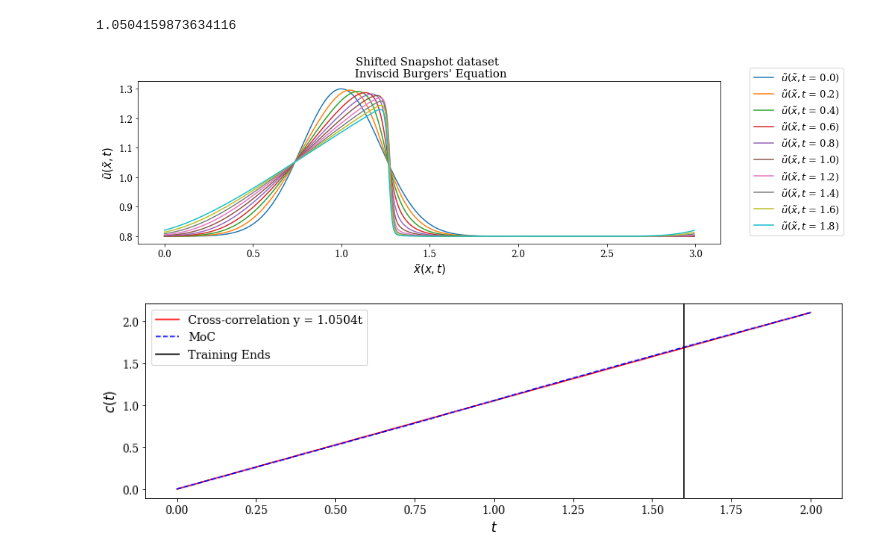
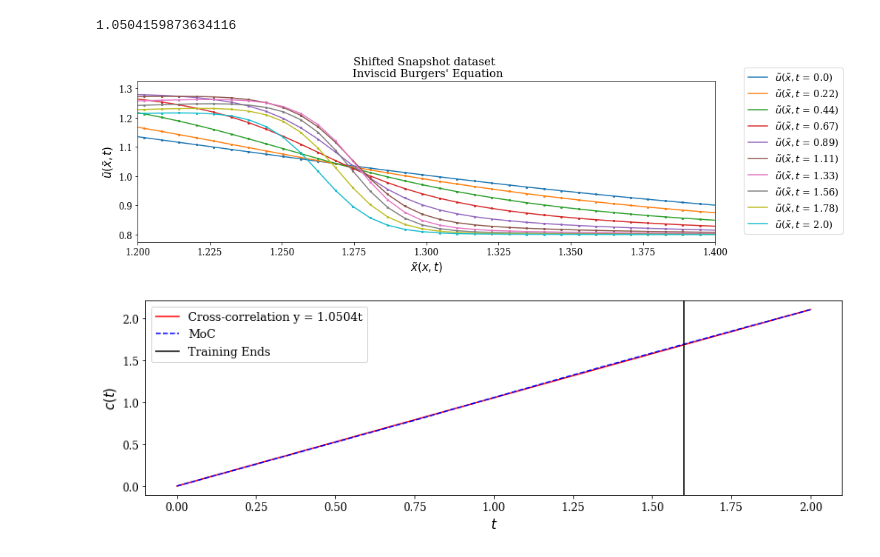
Before and after one commit to opaliss/Space-Weather-ROM, a Jupyter notebook: Burgers/sOpInf-Inviscid-Burgers-Eq-Quadratic-Form-CCE.ipynb, the cells around one changed output. Cells and saved outputs as stored; diff of their text form; code cells hidden in the pictures.

```diff
--- a/Burgers/sOpInf-Inviscid-Burgers-Eq-Quadratic-Form-CCE.ipynb
+++ b/Burgers/sOpInf-Inviscid-Burgers-Eq-Quadratic-Form-CCE.ipynb
@@ -169,15 +169,17 @@ for ii in range(1, len(t_vec)):
     U_new[:, ii] = np.interp(x_vec + shift, x_vec, U_sol[:, ii], period=b)
 # %%
 fig, ax = plt.subplots(figsize=(14, 4))
-for ii in np.arange(0, len(t_vec), 100):
-    ax.plot(x_vec, U_new[:, ii], "-", label=r"$\tilde{u}(\tilde{x}, t$ = "+ str(round(t_vec[ii], 2)) + ")")
+for ii in np.linspace(0, len(t_vec)-1, 10):
+    ax.plot(x_vec, U_new[:, int(ii)], "-", label=r"$\tilde{u}(\tilde{x}, t$ = "+ str(round(t_vec[int(ii)], 2)) + ")")
+    ax.scatter(x_vec, U_new[:, int(ii)], s=5)
+_ = ax.set_xlim(1.2, 1.4)
 _ = ax.set_xlabel(r"$\tilde{x}(x, t)$", fontsize=15)
 _ = ax.set_ylabel(r"$\tilde{u}(\tilde{x}, t)$", fontsize=15)
 _ = ax.tick_params(axis='both', which='major', labelsize=12)
 _ = ax.set_title("Shifted Snapshot dataset \n Inviscid Burgers' Equation", fontsize=15)
 _ = ax.legend(loc=(1.05, .05))
 # %% [output]
-[figure, old version]
+[figure, new version]
 # %%
 fig, ax = plt.subplots(figsize=(14, 4))
 
```
Also changed, not shown: 48 other files.
